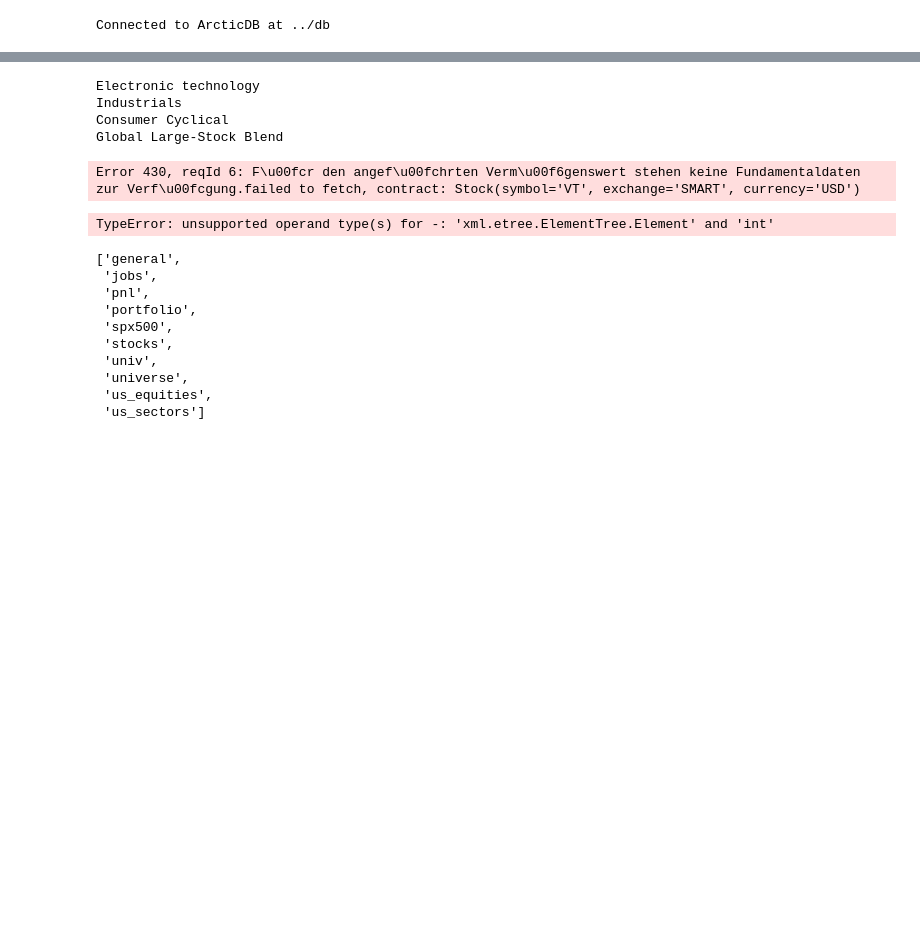
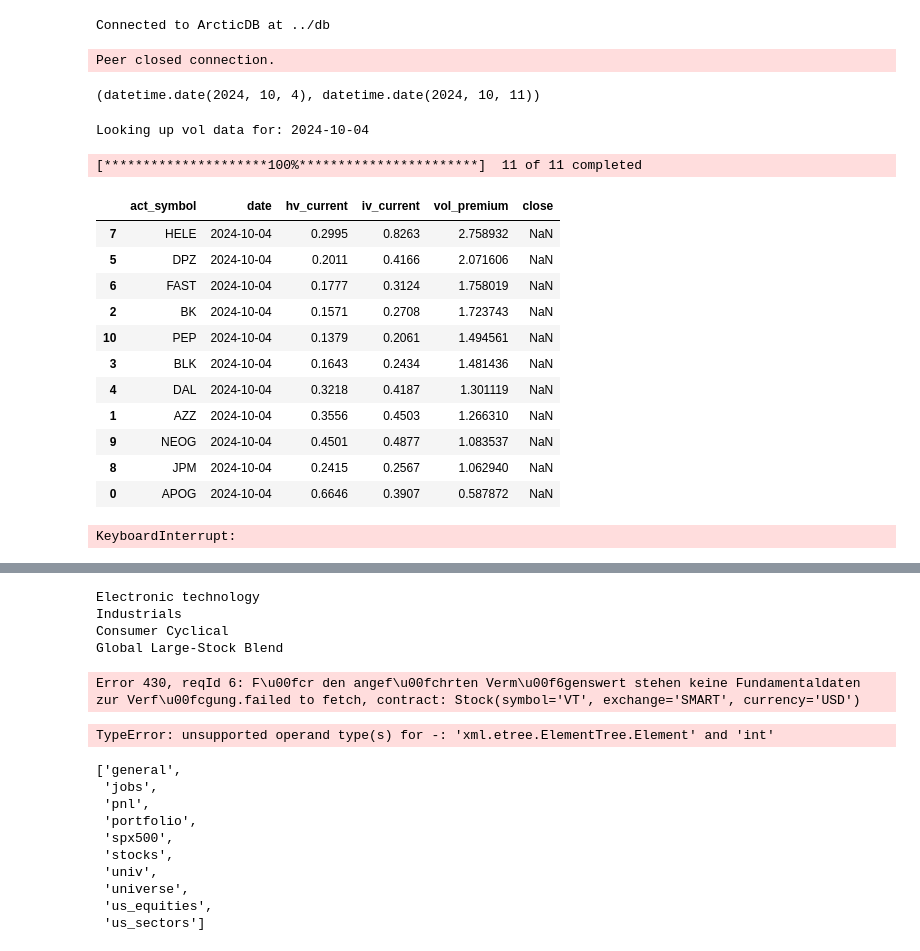
Before and after one commit to lowQuant/IB-Multi-Strategy-ATS, a Jupyter notebook: data_and_research/notebooks/risk.ipynb, the cells around one changed output, grey strips where cells are left out. Cells and saved outputs as stored; diff of their text form; code cells hidden in the pictures; blank space fills up the shorter version.

```diff
--- a/data_and_research/notebooks/risk.ipynb
+++ b/data_and_research/notebooks/risk.ipynb
@@ -11,5 +11,34 @@ import broker.utilityfunctions as uf
 # %% [output]
 Connected to ArcticDB at ../db
 # %%
-ib = connect_to_IB(clientid=88)
+ib = connect_to_IB(clientid=22)
 ib.reqMarketDataType(4)
+# %% [output]
+Peer closed connection.
+# %%
+start_date = uf.get_last_full_trading_day()
+end_date =uf.get_current_or_next_trading_day() + timedelta(days=4)
+
+earnings = uf.get_earnings(start_date=start_date, end_date=end_date)
+symbols = earnings['symbol'].tolist()
+# %% [output]
+(datetime.date(2024, 10, 4), datetime.date(2024, 10, 11))
+# %%
+symbols = earnings['symbol'].tolist()
+vol_data = uf.get_vol_data(symbols=symbols, curated=True, include_yf=True)
+vol_data
+# %% [output]
+Looking up vol data for: 2024-10-04
+[*********************100%***********************]  11 of 11 completed
+|  | act_symbol | date | hv_current | iv_current | vol_premium | close |
+| 7 | HELE | 2024-10-04 | 0.2995 | 0.8263 | 2.758932 | NaN |
+| 5 | DPZ | 2024-10-04 | 0.2011 | 0.4166 | 2.071606 | NaN |
+| 6 | FAST | 2024-10-04 | 0.1777 | 0.3124 | 1.758019 | NaN |
+| 2 | BK | 2024-10-04 | 0.1571 | 0.2708 | 1.723743 | NaN |
+| 10 | PEP | 2024-10-04 | 0.1379 | 0.2061 | 1.494561 | NaN |
+| 3 | BLK | 2024-10-04 | 0.1643 | 0.2434 | 1.481436 | NaN |
+| 4 | DAL | 2024-10-04 | 0.3218 | 0.4187 | 1.301119 | NaN |
+| 1 | AZZ | 2024-10-04 | 0.3556 | 0.4503 | 1.266310 | NaN |
+| 9 | NEOG | 2024-10-04 | 0.4501 | 0.4877 | 1.083537 | NaN |
+| 8 | JPM | 2024-10-04 | 0.2415 | 0.2567 | 1.062940 | NaN |
+| 0 | APOG | 2024-10-04 | 0.6646 | 0.3907 | 0.587872 | NaN |
@@ -15,0 +47,4 @@ ib.reqMarketDataType(4)
+# %%
+options_df = uf.pea_oss(ib, symbols, max_dte=24, unfiltered=True)
+# %% [output]
+KeyboardInterrupt:
```
Also changed, not shown: parts of 6 cells of this notebook.
